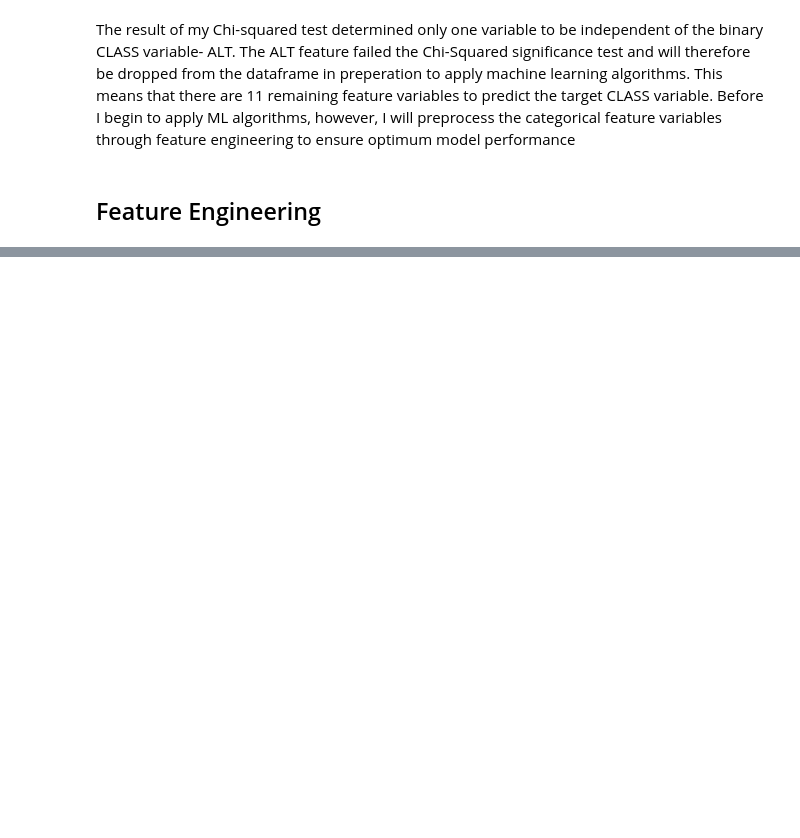
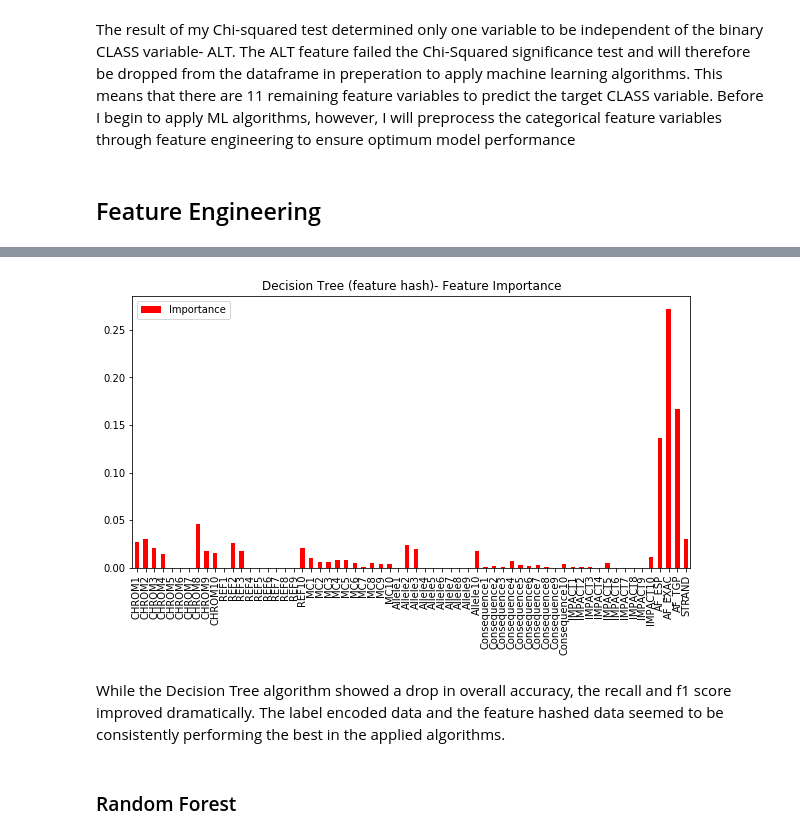
Before and after one commit to mrm00/Genetic-Variants-Classification, a Jupyter notebook: variants.ipynb, the cells around one changed output, grey strips where cells are left out. Drawn from its saved outputs; the diff is of its cells as text; code cells hidden in the pictures; blank space fills up the shorter version.

```diff
--- a/variants.ipynb
+++ b/variants.ipynb
@@ -255,0 +459,16 @@ The result of my Chi-squared test determined only one variable to be independent
+# %%
+feature_imp4 = {}
+for i in zip(df_fh.columns, dt.feature_importances_):
+    feature_imp4[i[0]] = i[1]
+df11 = pd.DataFrame(feature_imp4, index = range(1)).T
+df11.rename(columns={0: "Importance"}, inplace = True)
+df11.plot(kind='bar',figsize = (10, 5), color='red')
+plt.title('Decision Tree (feature hash)- Feature Importance')
+plt.savefig('dectree_fi_fh.png')
+plt.show()
+# %% [output]
+[figure, added]
+# %% [markdown]
+While the Decision Tree algorithm showed a drop in overall accuracy, the recall and f1 score improved dramatically. The label encoded data and the feature hashed data seemed to be consistently performing the best in the applied algorithms.
+# %% [markdown]
+### Random Forest
```
Also changed, not shown: parts of 69 cells of this notebook.
